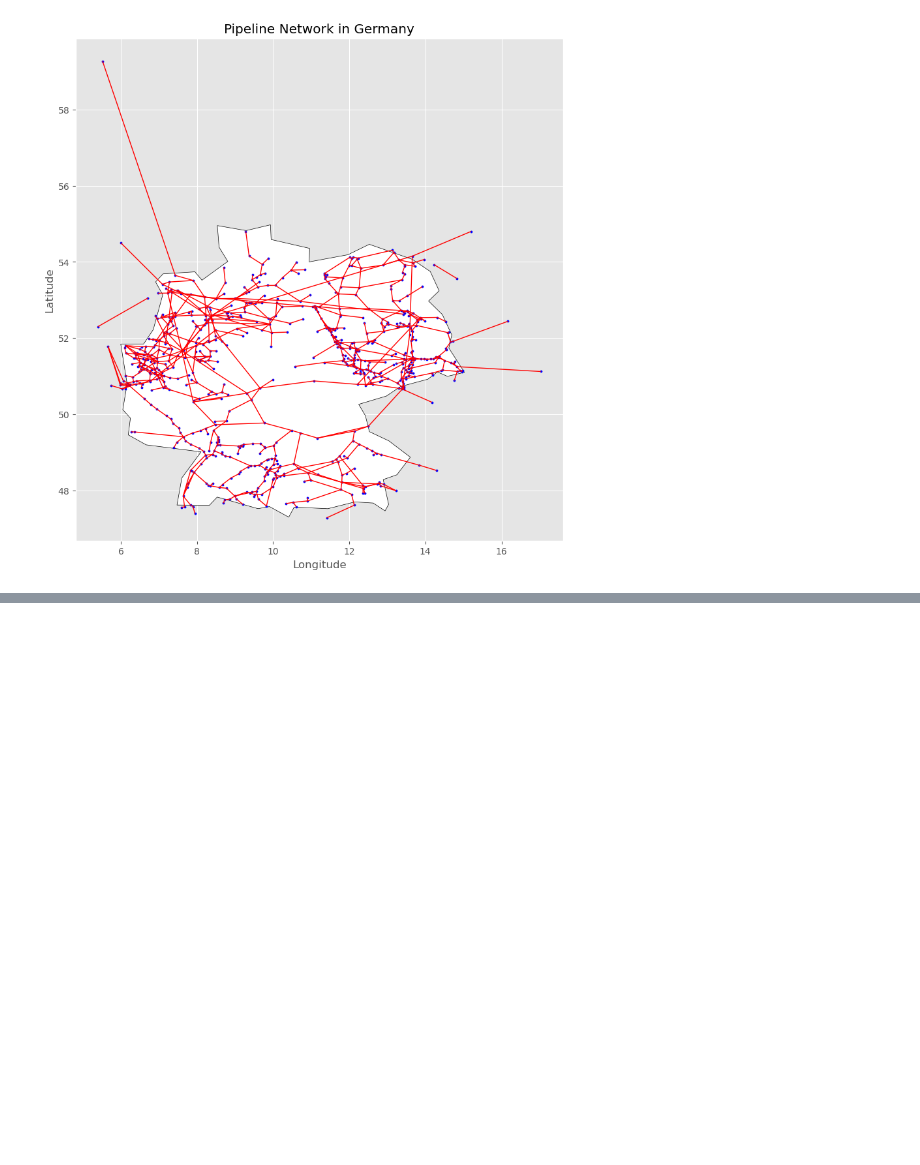
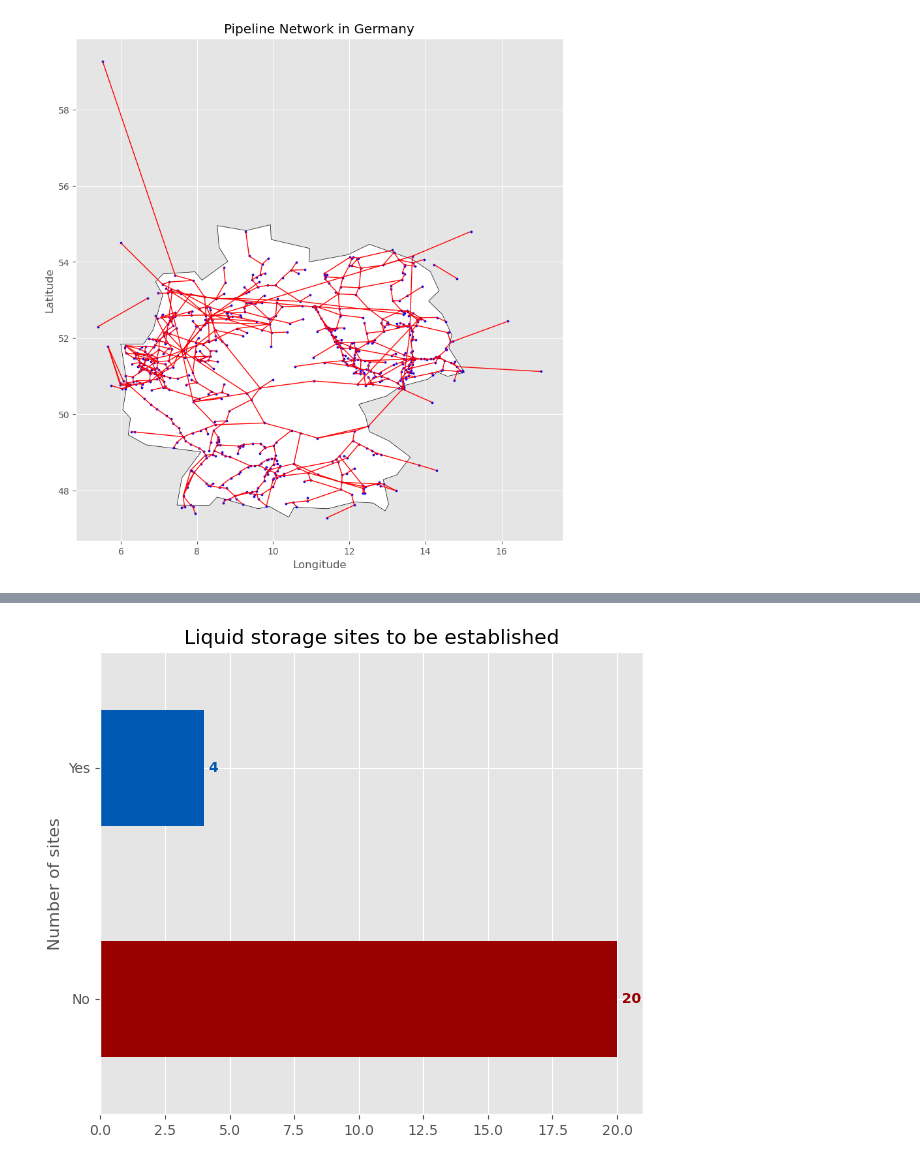
Before and after one commit to SyrineFrini/hydrogen_Infrastructure, a Jupyter notebook: combined_supply_network.ipynb, the cells around one changed output, grey strips where cells are left out. Cells and saved outputs as stored; diff of their text form; code cells hidden in the pictures; blank space fills up the shorter version.

```diff
--- a/combined_supply_network.ipynb
+++ b/combined_supply_network.ipynb
@@ -613,3 +697,13 @@ for i in facility_df['warehouse_id']:
+# %%
+colors = ['#990000', '#0059b3']
+
+facility_df.build_warehouse.value_counts().plot.barh(
+  title='Liquid storage sites to be established', xlabel='Number of sites', color=colors, ylabel='Establish', figsize=(7,6))
+
+for i, v in enumerate(facility_df.build_warehouse.value_counts()):
+    plt.text(v, i, ' '+str(round(v,3)), color=colors[i], va='center', fontweight='bold')
+# %% [output]
+[figure, added]
 # %%
 # Plot the shape of germany
 ax = germany.plot(color='white', edgecolor='black', figsize=(10, 10))
```
Also changed, not shown: parts of 16 cells of this notebook.
